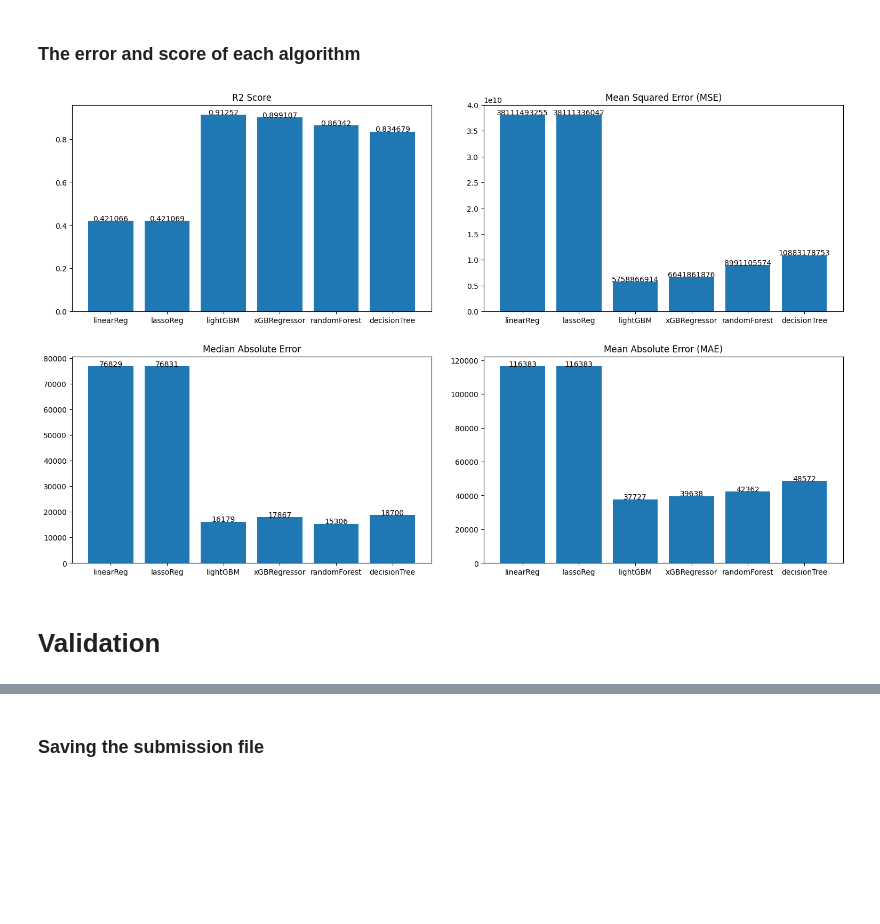
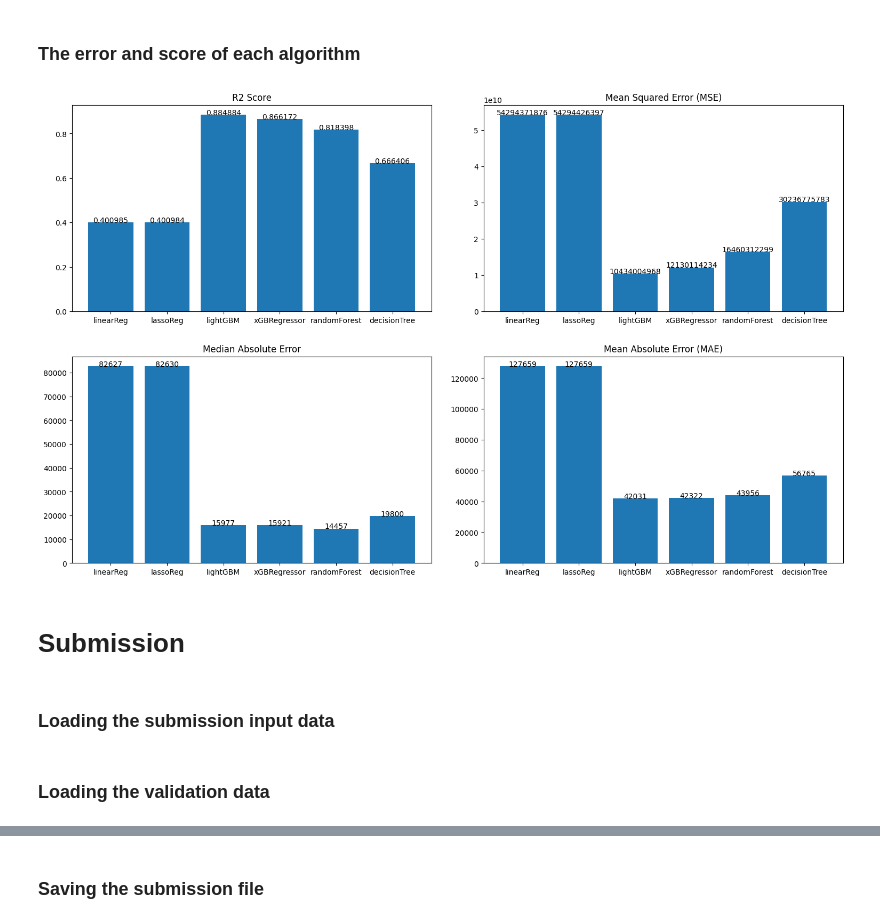
Before and after one commit to alkhawarizmiclub/Dataverse_2.0, a Jupyter notebook: notebook.ipynb, the cells around one changed output, grey strips where cells are left out. Drawn from its saved outputs; the diff is of its cells as text; code cells hidden in the pictures; blank space fills up the shorter version.

```diff
--- a/notebook.ipynb
+++ b/notebook.ipynb
@@ -111,24 +117,24 @@ def pre_processing(df, removeNulls: bool = False):
   df['Manufacturer'] = manufacturer_encoder.fit_transform(df['Manufacturer'])
 
   # Label encoding the Body Style column
-  manufacturer_encoder = LabelEncoder()
-  df['Body Style'] = manufacturer_encoder.fit_transform(df['Body Style'])
+  body_encoder = LabelEncoder()
+  df['Body Style'] = body_encoder.fit_transform(df['Body Style'])
 
   # Label encoding the Powertrain column
   powertrain_encoder = LabelEncoder()
-  df['Powertrain'] = manufacturer_encoder.fit_transform(df['Powertrain'])
+  df['Powertrain'] = powertrain_encoder.fit_transform(df['Powertrain'])
 
   # Label encoding the Variant column
   variant_encoder = LabelEncoder()
-  df['Variant'] = manufacturer_encoder.fit_transform(df['Variant'])
+  df['Variant'] = variant_encoder.fit_transform(df['Variant'])
 
   # Label encoding the Location column
   location_encoder = LabelEncoder()
-  df['Location'] = manufacturer_encoder.fit_transform(df['Location'])
+  df['Location'] = location_encoder.fit_transform(df['Location'])
 
   # Label encoding the Owner_Type column
   owner_encoder = LabelEncoder()
-  df['Owner_Type'] = manufacturer_encoder.fit_transform(df['Owner_Type'])
+  df['Owner_Type'] = owner_encoder.fit_transform(df['Owner_Type'])
 
   if removeNulls:
     df = df.dropna()
@@ -139,3 +168,16 @@ dataset = pre_processing(dataset, True)
+# %%
+def columns_dropping(df):
+  # Dropping the columns with low correlation to the price column
+  # df = df.drop(columns=['Variant'])
+  # df = df.drop(columns=['Engine Volume'])
+  # df = df.drop(columns=['Powertrain'])
+  # df = df.drop(columns=['Owner_Type'])
+  # df = df.drop(columns=['Location'])
+  # df = df.drop(columns=['Distance Covered'])
+  df = df.drop(columns=['Gearbox'])
+  return df
+
+dataset = columns_dropping(dataset)
 # %% [markdown]
 ### Data splitting
 # %%
@@ -144,7 +186,7 @@ target_name = "Price"
 x = dataset.drop(columns=target_name)
 y = dataset[target_name]
 
-x_train, x_test, y_train, y_test = train_test_split(x, y, test_size=0.25, random_state=52)
+x_train, x_test, y_train, y_test = train_test_split(x, y, test_size=0.16, random_state=1)
 # %% [markdown]
 # Training
 # %% [markdown]
@@ -167,7 +209,7 @@ lassoReg_y_pred = lassoRegressor.predict(x_test)
 
 ### LightGBM Regression
 # %%
-lightGBMRegressor = lgb.LGBMRegressor(boosting_type='gbdt', num_leaves=32, n_estimators=200, reg_lambda=1.0)
+lightGBMRegressor = lgb.LGBMRegressor(boosting_type='gbdt', num_leaves=31, n_estimators=200, reg_lambda=1.0)
 
 lightGBMRegressor.fit(x_train, y_train)
 
@@ -242,34 +286,36 @@ Text(0.5, 1.0, 'Decision Tree Regression')
 def addlabels(fig, x,y):
     for i in range(len(x)):
         fig.text(i,y[i],y[i], ha = 'center')
 
 figure, axis = plt.subplots(2, 2, figsize=(16, 10))
 
 figure.tight_layout(pad=4.0)
 
 x_labels = ["linearReg", "lassoReg", "lightGBM", "xGBRegressor", "randomForest", "decisionTree"]
 
-r2_y_values = [linearRegressor.score(x_test, y_test), lassoRegressor.score(x_test, y_test), lightGBMRegressor.score(x_test, y_test), xGBRegressor.score(x_test, y_test), randomForestRegressor.score(x_test, y_test), decisionTreeRegressor.score(x_test, y_test)]
+r2_y_values = [r2_score(y_test, linearReg_y_pred), r2_score(y_test, lassoReg_y_pred), r2_score(y_test, lightGBM_y_pred), r2_score(y_test, XGB_y_pred), r2_score(y_test, randomForest_y_pred), r2_score(y_test, decisionTree_y_pred)]
 mse_y_valus = [mean_squared_error(y_test, linearReg_y_pred), mean_squared_error(y_test, lassoReg_y_pred), mean_squared_error(y_test, lightGBM_y_pred), mean_squared_error(y_test, XGB_y_pred), mean_squared_error(y_test, randomForest_y_pred), mean_squared_error(y_test, decisionTree_y_pred)]
 medianse_y_values = [median_absolute_error(y_test, linearReg_y_pred), median_absolute_error(y_test, lassoReg_y_pred), median_absolute_error(y_test, lightGBM_y_pred), median_absolute_error(y_test, XGB_y_pred), median_absolute_error(y_test, randomForest_y_pred), median_absolute_error(y_test, decisionTree_y_pred)]
 mae_y_values = [mean_absolute_error(y_test, linearReg_y_pred), mean_absolute_error(y_test, lassoReg_y_pred), mean_absolute_error(y_test, lightGBM_y_pred), mean_absolute_error(y_test, XGB_y_pred), mean_absolute_error(y_test, randomForest_y_pred), mean_absolute_error(y_test, decisionTree_y_pred)]
 
 axis[0, 0].bar(x_labels, r2_y_values)
 axis[0, 0].set_title("R2 Score")
 addlabels(axis[0, 0], x_labels, list(map(lambda num: round(num, 6), r2_y_values)))
 
 axis[0, 1].bar(x_labels, mse_y_valus)
 axis[0, 1].set_title("Mean Squared Error (MSE)")
 addlabels(axis[0, 1], x_labels, list(map(int, mse_y_valus)))
 
 axis[1, 0].bar(x_labels, medianse_y_values)
 axis[1, 0].set_title("Median Absolute Error")
 addlabels(axis[1, 0], x_labels, list(map(int, medianse_y_values)))
 
 axis[1, 1].bar(x_labels, mae_y_values)
 axis[1, 1].set_title("Mean Absolute Error (MAE)")
 addlabels(axis[1, 1], x_labels, list(map(int, mae_y_values)))
 # %% [output]
-[figure, old version]
+[figure, new version]
 # %% [markdown]
-# Validation
+# Submission
+# %% [markdown]
+### Loading the submission input data
@@ -275,0 +328,3 @@ addlabels(axis[1, 1], x_labels, list(map(int, mae_y_values)))
+# %% [markdown]
+
+### Loading the validation data
```
Also changed, not shown: parts of 23 cells of this notebook.
